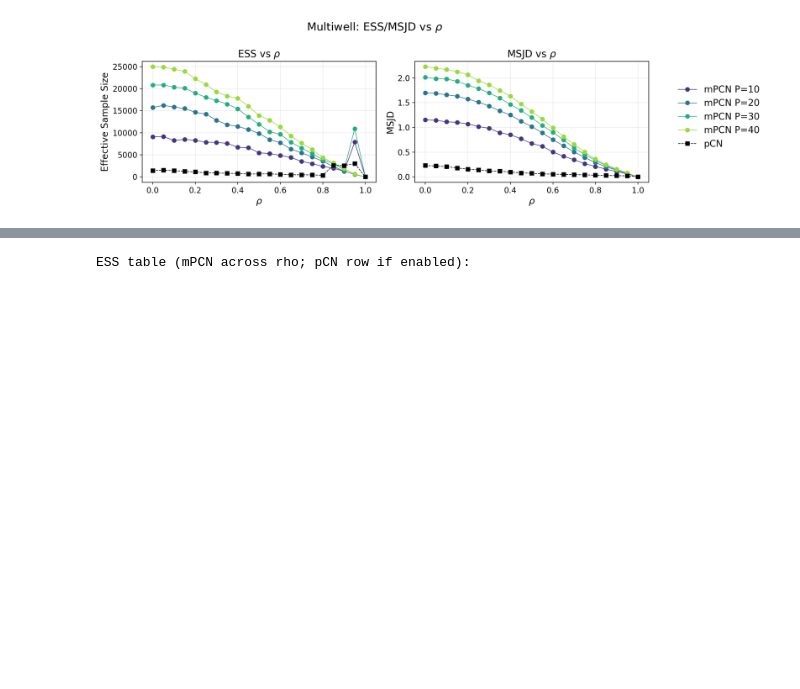
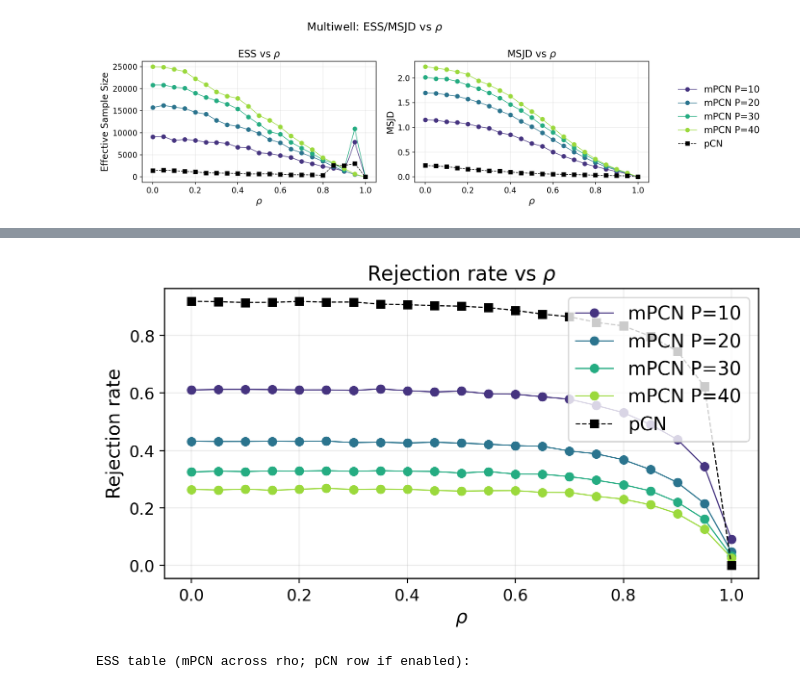
Before and after one commit to guillerminasenn/multiproposal-internal, a Jupyter notebook: notebooks/02_toy_multiwell_mpcn_P_rho_sweep.ipynb, the cells around one changed output, grey strips where cells are left out. Cells and saved outputs as stored; diff of their text form; code cells hidden in the pictures; blank space fills up the shorter version.

```diff
--- a/notebooks/02_toy_multiwell_mpcn_P_rho_sweep.ipynb
+++ b/notebooks/02_toy_multiwell_mpcn_P_rho_sweep.ipynb
@@ -541,3 +832,38 @@ plt.show()
+# %%
+# Rejection rate vs rho (one line per P)
+apply_pub_style()
+
+P_sorted = sorted(P_list)
+colors = plt.cm.viridis(np.linspace(0.15, 0.85, len(P_sorted)))
+color_by_P = {P: colors[i] for i, P in enumerate(P_sorted)}
+show_pcn = True
+
+pcn_reject = None
+if run_pcn and results['pcn']:
+    pcn_reject = [1.0 - results['pcn'][rho]['accept_rate'] for rho in rho_list]
+
+reports_dir = repo_root / 'reports' / 'multiwell'
+reports_dir.mkdir(parents=True, exist_ok=True)
+
+fig, ax = plt.subplots(1, 1, figsize=(7.2, 4.2), sharex=True)
+
+for P in P_sorted:
+    reject_vals = [1.0 - results['mpcn'][P][rho]['accept_rate'] for rho in rho_list]
+    ax.plot(rho_list, reject_vals, marker='o', color=color_by_P[P], label=f'mPCN P={P}')
+if show_pcn and pcn_reject is not None:
+    ax.plot(rho_list, pcn_reject, color='black', marker='s', linestyle='--', label='pCN')
+
+ax.set_xlabel(r'$\rho$')
+ax.set_ylabel('Rejection rate')
+ax.set_title(r'Rejection rate vs $\rho$')
+ax.grid(alpha=0.25)
+ax.legend(loc='best')
+
+fig.tight_layout()
+fig.savefig(reports_dir / f'multiwell_rejection_vs_rho_seed{seed_base}.png', bbox_inches='tight')
+plt.show()
+# %% [output]
+[figure, added]
 # %%
 # ESS/MSJD tables (rows=P, columns=rho + pCN)
 ess_rows = []
```
Also changed, not shown: parts of 14 cells of this notebook, 13 other files.
